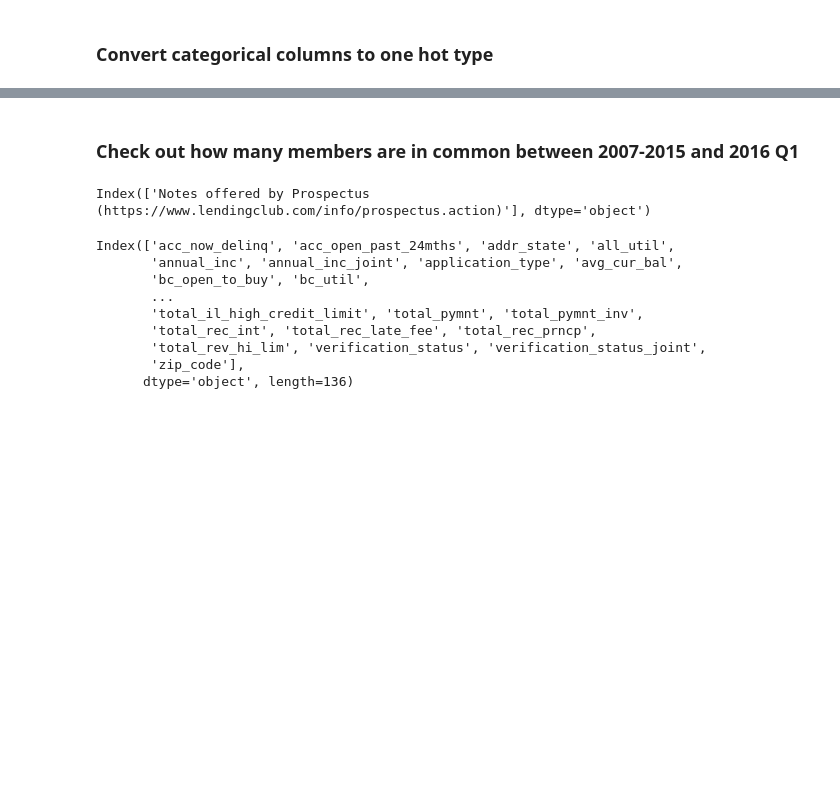
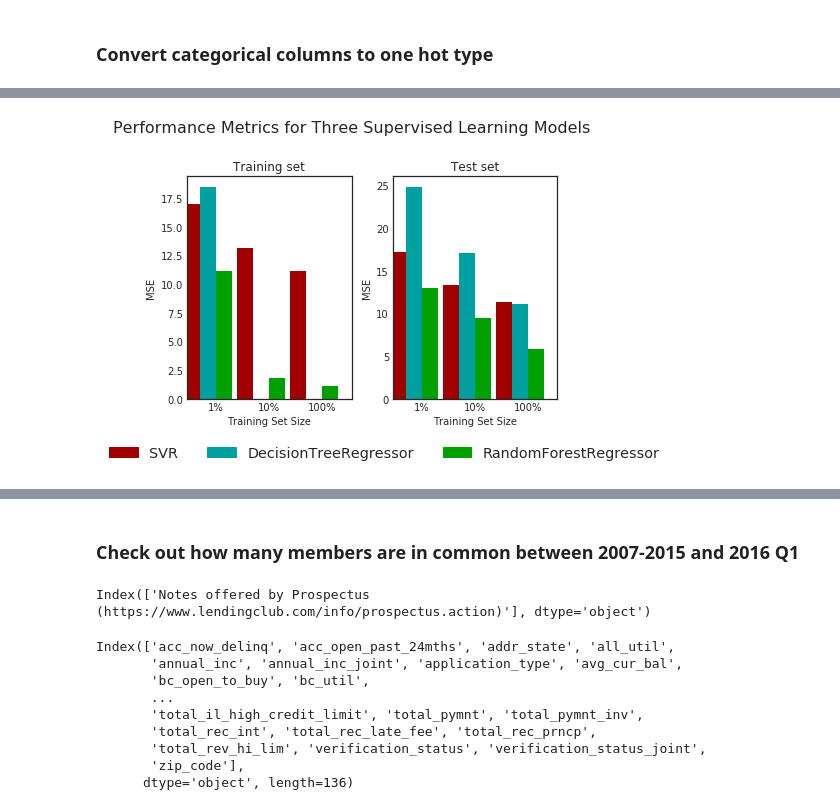
Before and after one commit to vijayshankarv/kaggle, a Jupyter notebook: lending-club/Lending-club-exploration.ipynb, the cells around one changed output, grey strips where cells are left out. Cells and saved outputs as stored; diff of their text form; code cells hidden in the pictures; blank space fills up the shorter version.

```diff
--- a/lending-club/Lending-club-exploration.ipynb
+++ b/lending-club/Lending-club-exploration.ipynb
@@ -1183,0 +1272,4 @@ features.head()
+# %%
+# Split the features and target to train and test set
+X_train, X_test, y_train, y_test = train_test_split(features, target, test_size = 0.25,
+                                                    random_state = 42)
@@ -1183,0 +1319,32 @@ features.head()
+# %%
+from sklearn.tree import DecisionTreeRegressor
+from sklearn.ensemble import RandomForestRegressor
+from sklearn.svm import SVR
+
+# Initialize the three models
+reg_A = DecisionTreeRegressor(random_state=11)
+reg_B = RandomForestRegressor(random_state=21)
+reg_C = SVR()
+
+# Calculate the number of samples for 1%, 10%, and 100% of the training data
+samples_1 = int(0.01 * X_train.shape[0])
+samples_10 = int(0.1 * X_train.shape[0])
+samples_100 = X_train.shape[0]
+# %%
+# Collect results on the learners
+def get_results(metric):
+    """
+    Try changing metrics to see what happens
+    """
+    results = {}
+    for reg in [reg_A, reg_B, reg_C]:
+        reg_name = reg.__class__.__name__
+        results[reg_name] = {}
+        for i, samples in enumerate([samples_1, samples_10, samples_100]):
+            results[reg_name][i] = train_and_predict(reg, metric,
+                                             samples, X_train, y_train,
+                                             X_test, y_test)
+    return results
+# %%
+# Collect results on the learners
+results_mse = get_results(mean_squared_error)
@@ -1183,0 +1372,4 @@ features.head()
+# %%
+model_evaluate(results=results_mse, metric='mse')
+# %% [output]
+[figure, added]
```
Also changed, not shown: parts of 70 cells of this notebook.
